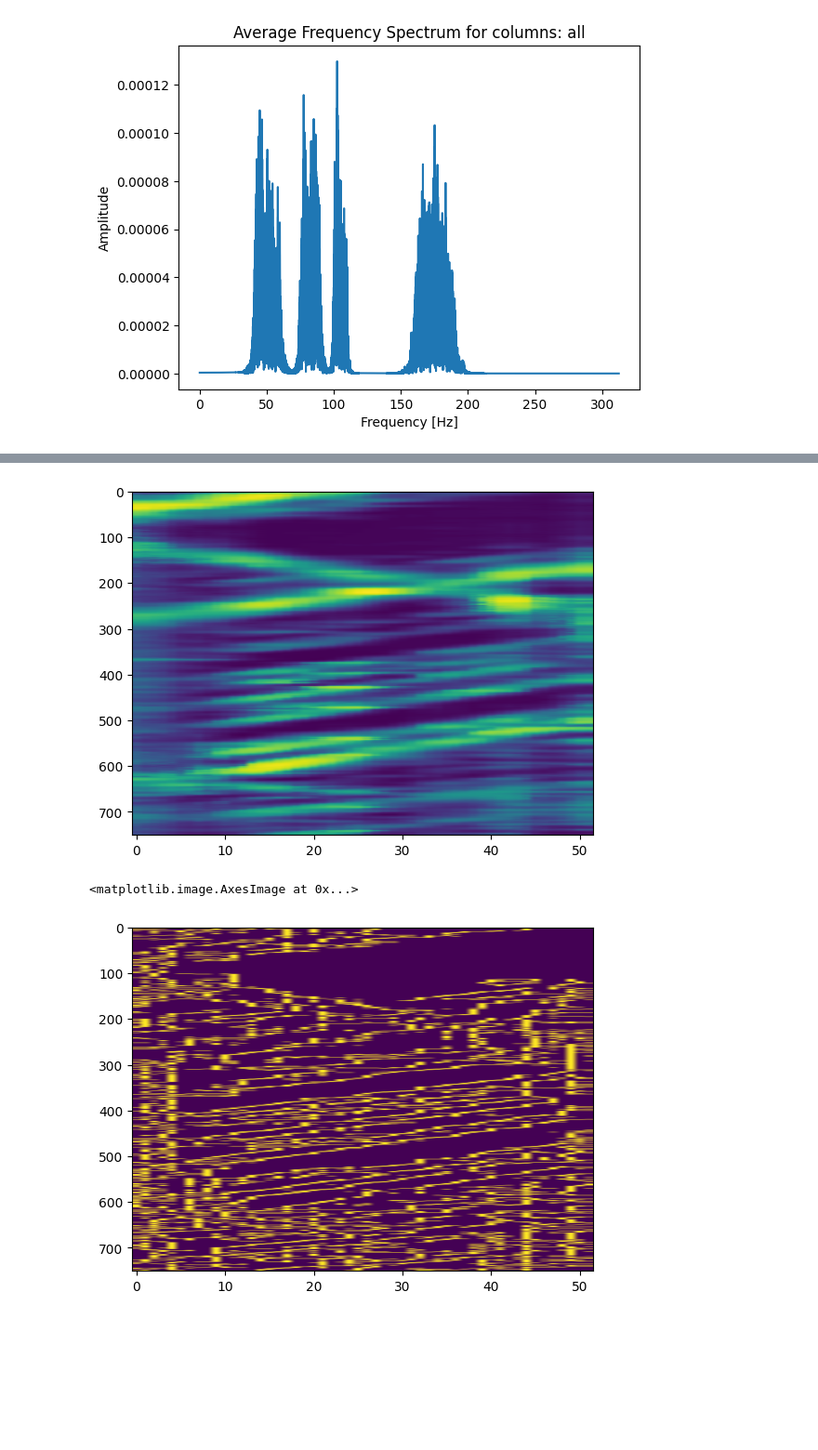
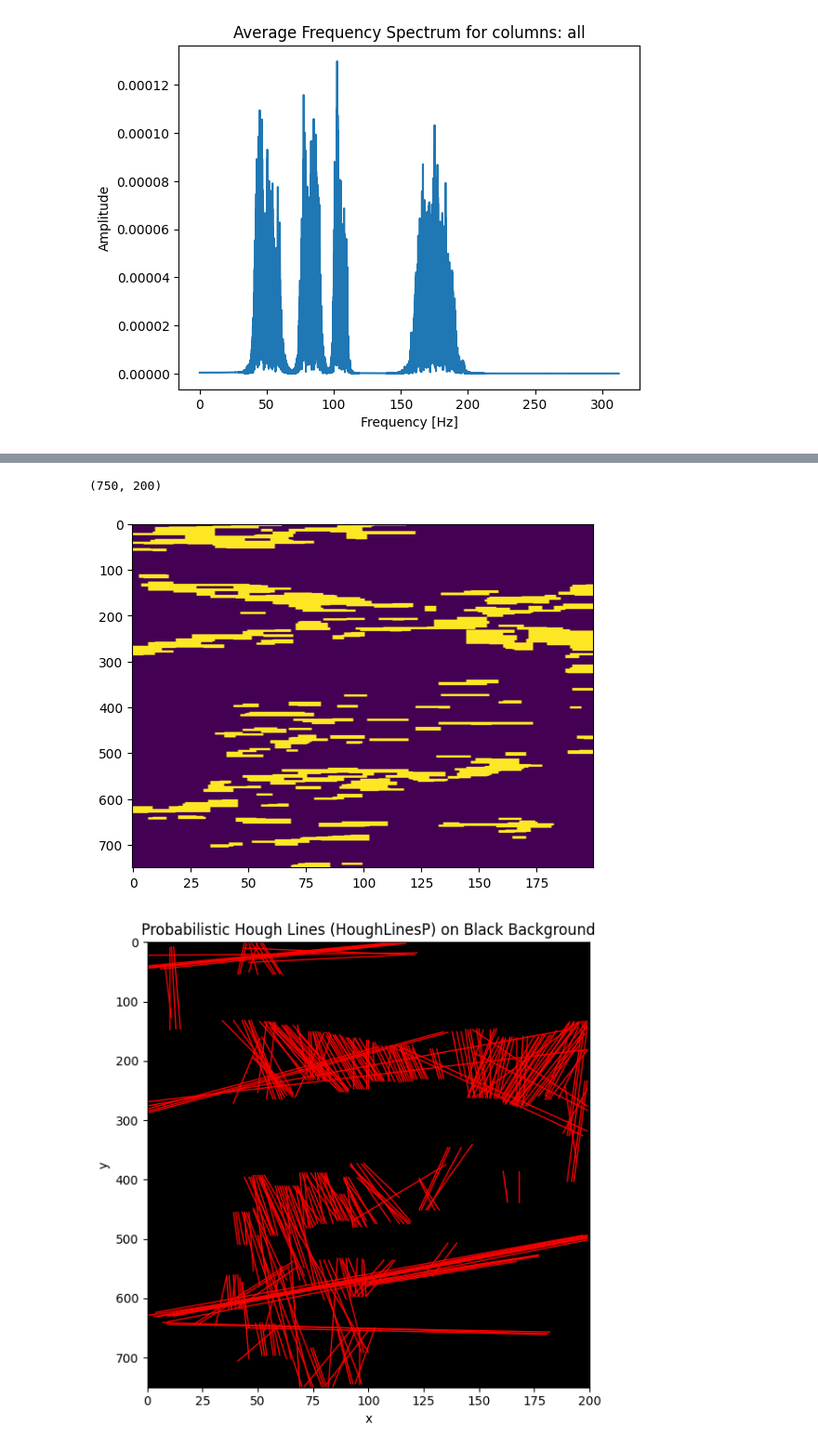
Before and after one commit to csuchorski/object_detection_DAS, a Jupyter notebook: notebook.ipynb, the cells around one changed output, grey strips where cells are left out. Shown at 93% size. Drawn from its saved outputs; the diff is of its cells as text; code cells hidden in the pictures; blank space fills up the shorter version.

```diff
--- a/notebook.ipynb
+++ b/notebook.ipynb
@@ -250,17 +284,20 @@ for df, norm in zip(all_dfs, norms):
 # %%
-edges = find_edges_canny(pp_dfs[1])
+edges = find_edges_canny(pp_dfs[1], 100, 200)
 lines = cv2.HoughLinesP(
     edges,           # edge image
     rho=1,           # distance resolution in pixels
     theta=np.pi/180,  # angle resolution in radians
     threshold=50,    # minimum number of intersecting points to detect a line
-    minLineLength=30,  # minimum length of line (in pixels)
-    maxLineGap=10    # maximum allowed gap between line segments to treat them as one line
+    minLineLength=50,  # minimum length of line (in pixels)
+    maxLineGap=50    # maximum allowed gap between line segments to treat them as one line
 )
+
+edges.shape
 # %% [output]
-[figure, removed]
+(750, 200)
 # %%
 plt.imshow(edges, aspect='auto')
+plot_hough_linesP_on_black(lines, edges.shape)
 # %% [output]
-<matplotlib.image.AxesImage at 0x...>
-[figure, old version]
+[figure, new version]
+[figure, added]
```
Also changed, not shown: parts of 4 cells of this notebook.
